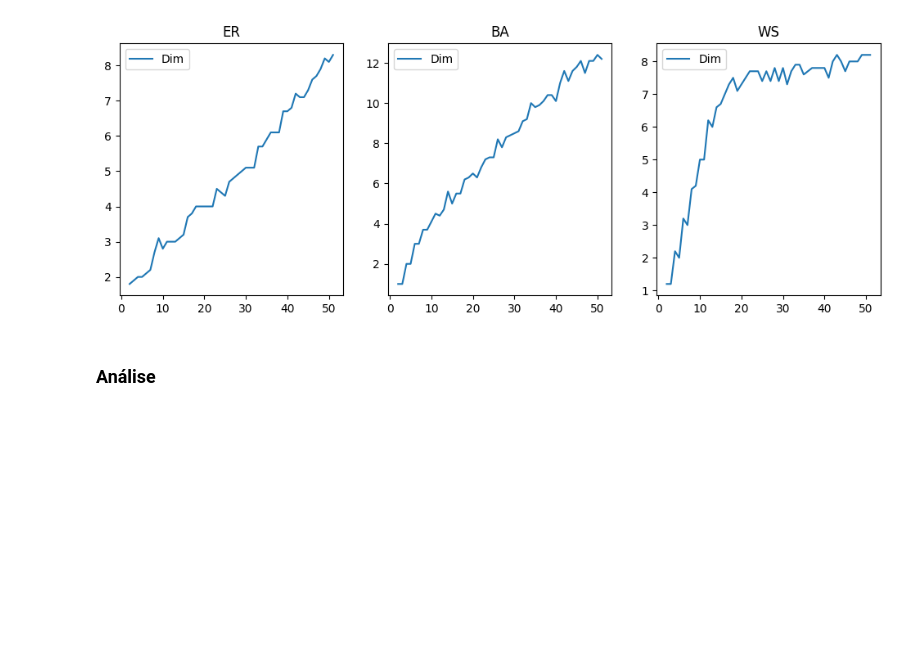
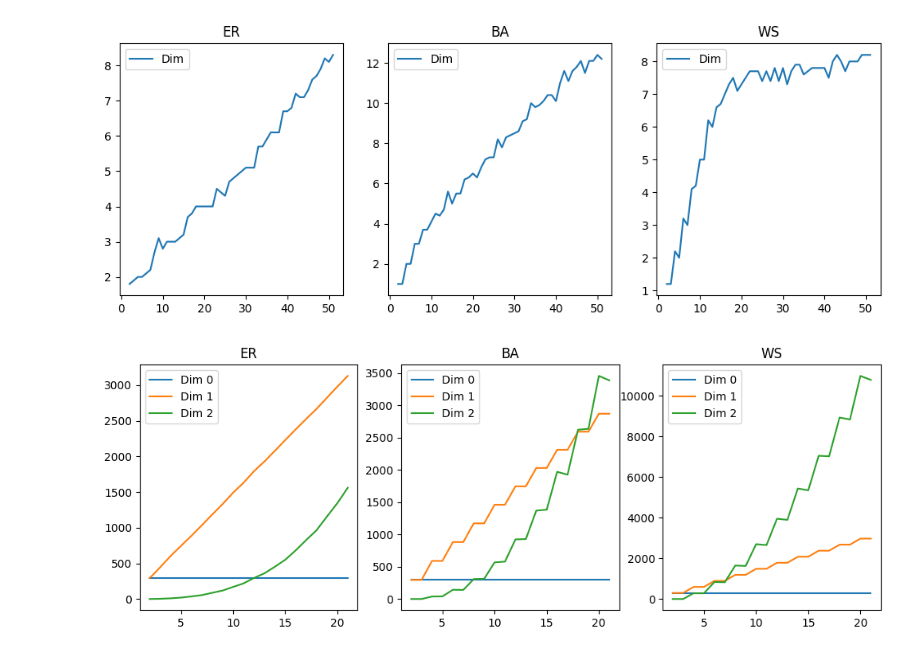
Before and after one commit to JunioCesarFerreira/ComplexNetworks, a Jupyter notebook: MyProject/complex-simplicial-network.ipynb, the cells around one changed output. Cells and saved outputs as stored; diff of their text form; code cells hidden in the pictures; blank space fills up the shorter version.

```diff
--- a/MyProject/complex-simplicial-network.ipynb
+++ b/MyProject/complex-simplicial-network.ipynb
@@ -138,7 +164,8 @@ def OpenNetwork(filename, digraph=True):
                 source, target, capacity = line.split()
                 source = int(source)
                 target = int(target)
-                G.add_edge(source, target)
+                capacity = int(capacity)
+                G.add_edge(source, target, capacity=capacity)
     if digraph:
         return G
     else:
@@ -975,5 +1004,3 @@ def test_generate_networks_plot_degree_dim_simplicial(n_nodes, av_degree_start,
 test_generate_networks_plot_degree_dim_simplicial(100, 2, 52, 10)
 # %% [output]
 [figure]
-# %% [markdown]
-### Análise
@@ -979,0 +1084,4 @@ test_generate_networks_plot_degree_dim_simplicial(100, 2, 52, 10)
+# %%
+test_generate_networks_plot_degree_betti_num(297, 2, 22, 30, 2)
+# %% [output]
+[figure, added]
```
Also changed, not shown: parts of 13 cells of this notebook.
